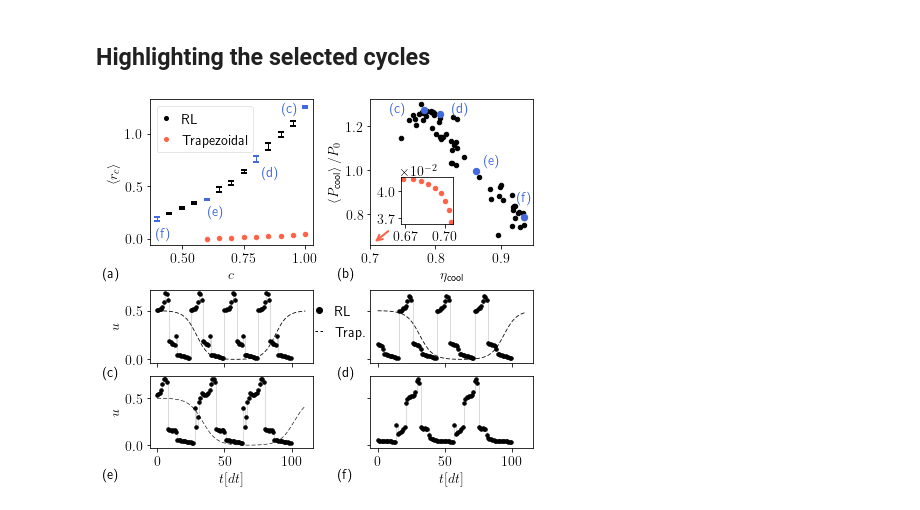
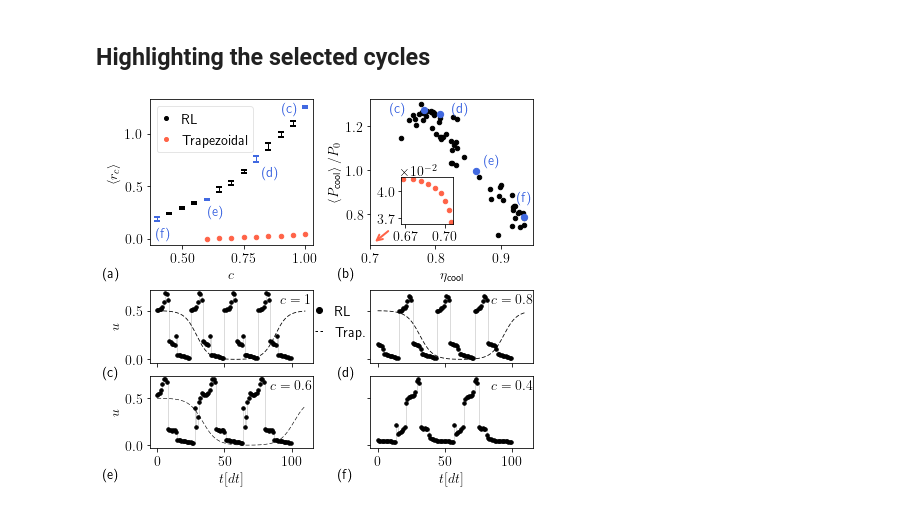
Before and after one commit to PaoloAE/paper_rl_blackbox_thermal_machines, a Jupyter notebook: jupyter_qubit_refrigerator/TEST_plot_pareto.ipynb, the cells around one changed output. Saved outputs shown, nothing was run; the diff lists cells and outputs as text; code cells hidden in the pictures.

Commit message:
Testing new plotting

```diff
--- a/jupyter_qubit_refrigerator/TEST_plot_pareto.ipynb
+++ b/jupyter_qubit_refrigerator/TEST_plot_pareto.ipynb
@@ -637,31 +153,37 @@ plotting.plot_actions_on_axis(cycle_3_file, prot_3_ax, actions_to_plot=actions_t
                                 linewidth = prot_linewidth, xlabel="$t[dt]$",hide_gray_vertical_line=False,
                                 hide_yaxis_label=True,line_style=actions_line_style)
 
 #legend
 fig.legend(rl_legend_lines,rl_legend_text,loc=rl_legend_location,fancybox=False, framealpha=0.,borderaxespad=0.,
                     ncol=1,handlelength=0.6, columnspacing=legend_column_spacing)
 
 #extra labels
 figmerit_ax.text(0.04,0.05, r"(f)", transform=figmerit_ax.transAxes, color="royalblue")
 figmerit_ax.text(0.36,0.20, r"(e)", transform=figmerit_ax.transAxes, color="royalblue")
 figmerit_ax.text(0.69,0.47, r"(d)", transform=figmerit_ax.transAxes, color="royalblue")
 figmerit_ax.text(0.81,0.91, r"(c)", transform=figmerit_ax.transAxes, color="royalblue")
 pareto_ax.text(0.899,0.3, r"(f)", transform=pareto_ax.transAxes, color="royalblue")
 pareto_ax.text(0.7,0.55, r"(e)", transform=pareto_ax.transAxes, color="royalblue")
 pareto_ax.text(0.5,0.91, r"(d)", transform=pareto_ax.transAxes, color="royalblue")
 pareto_ax.text(0.12,0.91, r"(c)", transform=pareto_ax.transAxes, color="royalblue")
 
 # panel numbering labels
 fig.text(-0.285,-0.22, r"(a)",transform=figmerit_ax.transAxes)
 fig.text(-0.2,-0.22, r"(b)",transform=pareto_ax.transAxes)
 fig.text(-0.285,-0.19, r"(c)",transform=prot_0_ax.transAxes)
 fig.text(-0.2,-0.19, r"(d)",transform=prot_1_ax.transAxes)
 fig.text(-0.285,-0.42, r"(e)",transform=prot_2_ax.transAxes)
 fig.text(-0.2,-0.42, r"(f)",transform=prot_3_ax.transAxes)
 
+#extra labelling
+fig.text(0.8,0.81, r"$c=1$",transform=prot_0_ax.transAxes)
+fig.text(0.74,0.81, r"$c=0.8$",transform=prot_1_ax.transAxes)
+fig.text(0.74,0.81, r"$c=0.6$",transform=prot_2_ax.transAxes)
+fig.text(0.74,0.81, r"$c=0.4$",transform=prot_3_ax.transAxes)
+
 #save figure
 plt.savefig(plot_file_name)
 #show
 plt.show()
 # %% [output]
-[figure, old version]
+[figure, new version]
```
Also changed, not shown: parts of 12 cells of this notebook, 3 other files.
